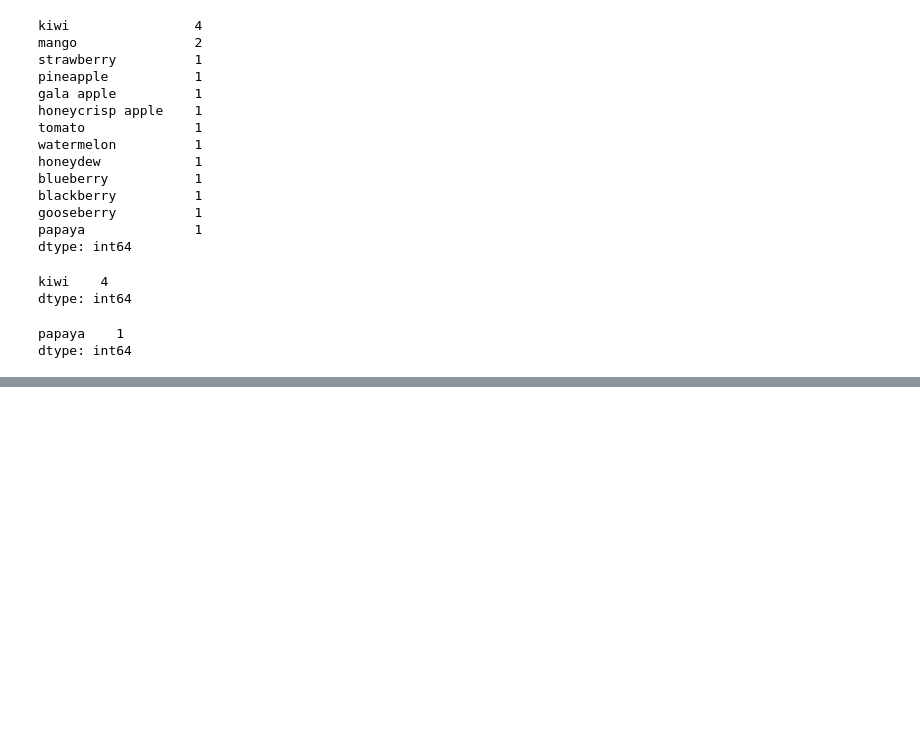
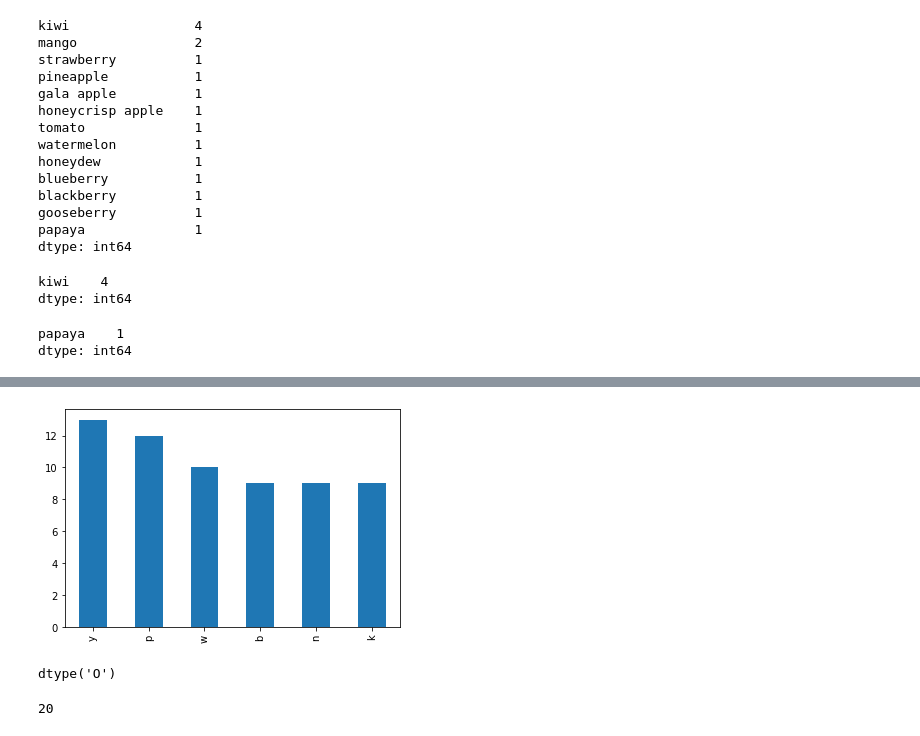
Before and after one commit to DanChurchill/numpy-pandas-visualization-exercises, a Jupyter notebook: pandas_series.ipynb, the cells around one changed output, grey strips where cells are left out. Cells and saved outputs as stored; diff of their text form; code cells hidden in the pictures; blank space fills up the shorter version.

```diff
--- a/pandas_series.ipynb
+++ b/pandas_series.ipynb
@@ -104,0 +332,10 @@ dtype: int64
+# %%
+#6 Create a bar plot of the frequencies of the 6 most commonly occuring letters.
+
+
+top6 = letters.value_counts().nlargest(6)
+top6.plot.bar()
+
+plt.show()
+# %% [output]
+[figure, added]
@@ -104,0 +349,12 @@ dtype: int64
+# %%
+#1 What is the data type of the numbers Series?
+
+numbers.dtype
+# %% [output]
+dtype('O')
+# %%
+#2 How many elements are in the number Series?
+
+numbers.size
+# %% [output]
+20
```
Also changed, not shown: parts of 42 cells of this notebook.
